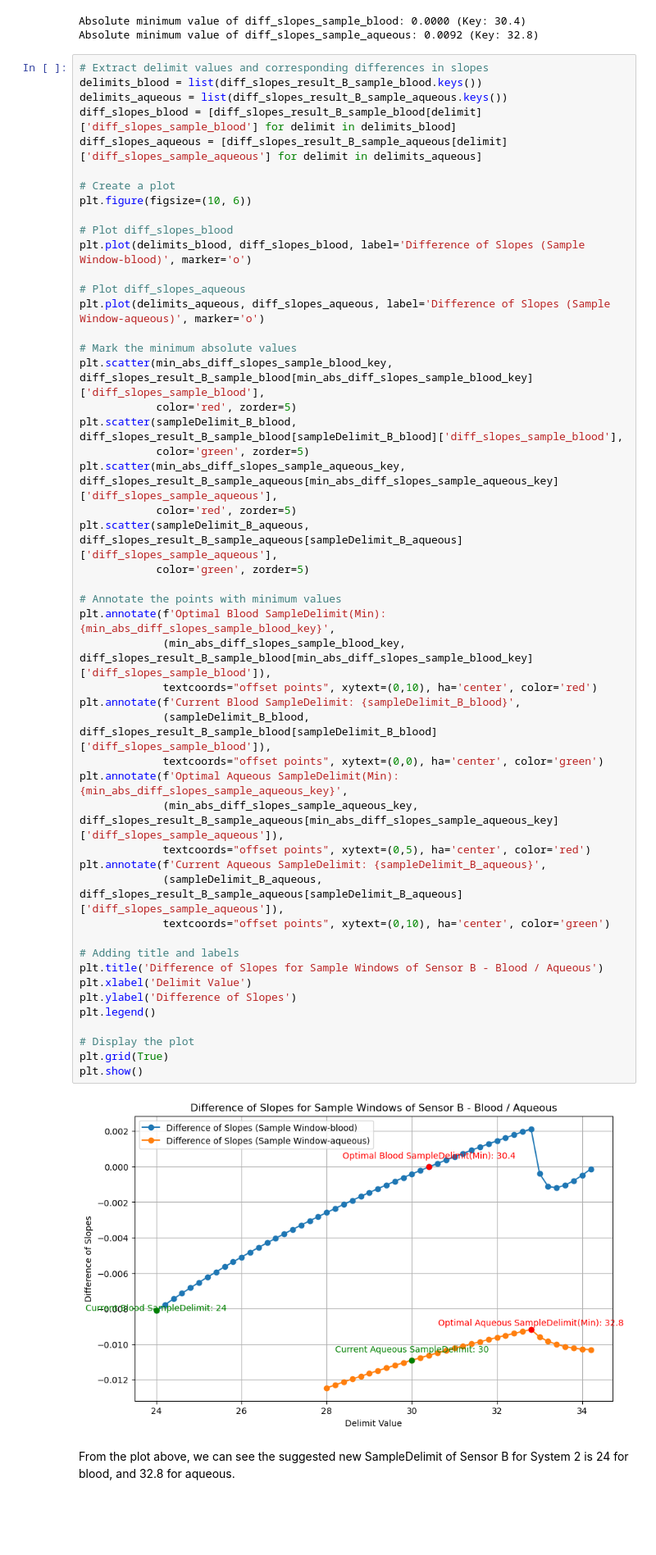
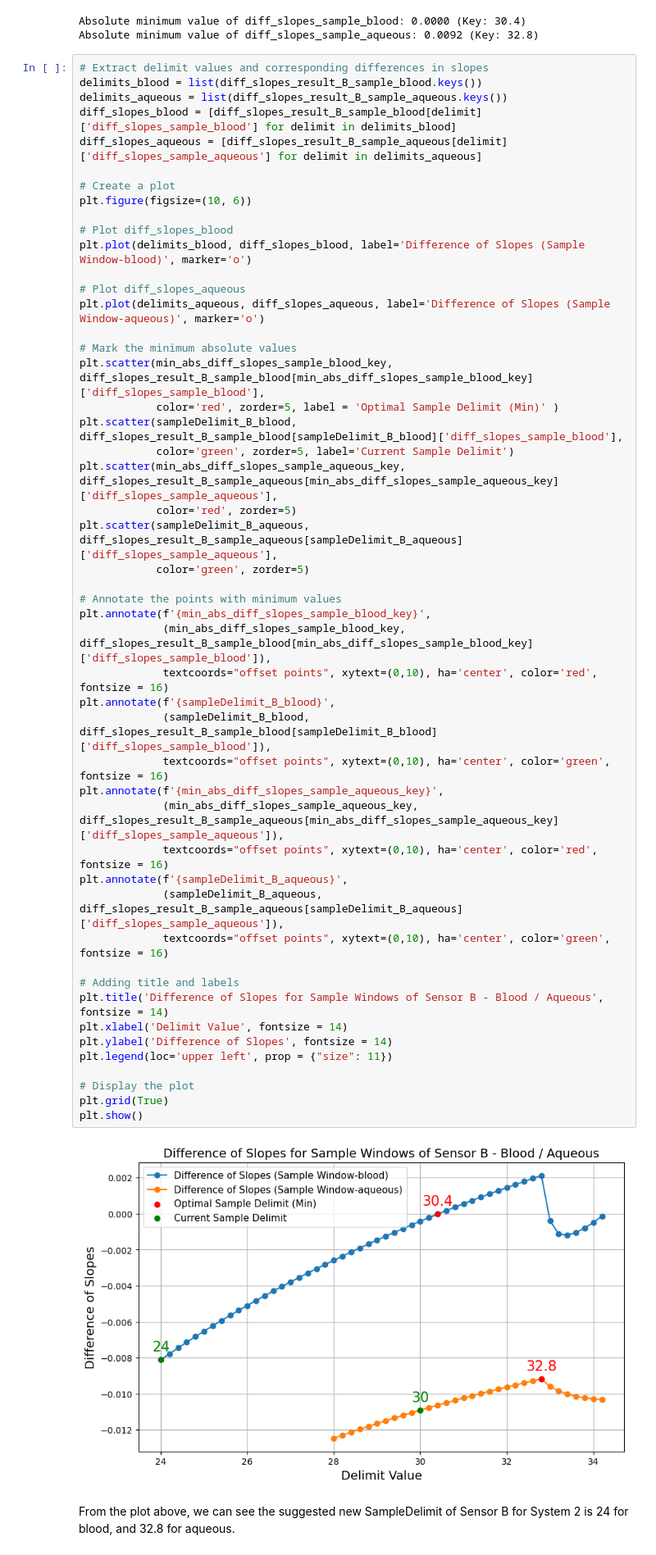
Before and after one commit to dejaytang/Capstone_Siemens, a Jupyter notebook: Coding/Window_Optimization/Window_Optimization/Window_Optimization.ipynb, the cells around one changed output. Shown at 82% size. Cells and saved outputs as stored; diff of their text form; blank space fills up the shorter version.

```diff
--- a/Coding/Window_Optimization/Window_Optimization/Window_Optimization.ipynb
+++ b/Coding/Window_Optimization/Window_Optimization/Window_Optimization.ipynb
@@ -777,48 +833,48 @@ diff_slopes_aqueous = [diff_slopes_result_B_sample_aqueous[delimit]['diff_slopes
 
 # Create a plot
 plt.figure(figsize=(10, 6))
 
 # Plot diff_slopes_blood
 plt.plot(delimits_blood, diff_slopes_blood, label='Difference of Slopes (Sample Window-blood)', marker='o')
 
 # Plot diff_slopes_aqueous
 plt.plot(delimits_aqueous, diff_slopes_aqueous, label='Difference of Slopes (Sample Window-aqueous)', marker='o')
 
 # Mark the minimum absolute values
 plt.scatter(min_abs_diff_slopes_sample_blood_key, diff_slopes_result_B_sample_blood[min_abs_diff_slopes_sample_blood_key]['diff_slopes_sample_blood'],
-            color='red', zorder=5)
+            color='red', zorder=5, label = 'Optimal Sample Delimit (Min)' )
 plt.scatter(sampleDelimit_B_blood, diff_slopes_result_B_sample_blood[sampleDelimit_B_blood]['diff_slopes_sample_blood'],
-            color='green', zorder=5)
+            color='green', zorder=5, label='Current Sample Delimit')
 plt.scatter(min_abs_diff_slopes_sample_aqueous_key, diff_slopes_result_B_sample_aqueous[min_abs_diff_slopes_sample_aqueous_key]['diff_slopes_sample_aqueous'],
             color='red', zorder=5)
 plt.scatter(sampleDelimit_B_aqueous, diff_slopes_result_B_sample_aqueous[sampleDelimit_B_aqueous]['diff_slopes_sample_aqueous'],
             color='green', zorder=5)
 
 # Annotate the points with minimum values
-plt.annotate(f'Optimal Blood SampleDelimit(Min): {min_abs_diff_slopes_sample_blood_key}',
+plt.annotate(f'{min_abs_diff_slopes_sample_blood_key}',
              (min_abs_diff_slopes_sample_blood_key, diff_slopes_result_B_sample_blood[min_abs_diff_slopes_sample_blood_key]['diff_slopes_sample_blood']),
-             textcoords="offset points", xytext=(0,10), ha='center', color='red')
-plt.annotate(f'Current Blood SampleDelimit: {sampleDelimit_B_blood}',
+             textcoords="offset points", xytext=(0,10), ha='center', color='red', fontsize = 16)
+plt.annotate(f'{sampleDelimit_B_blood}',
              (sampleDelimit_B_blood, diff_slopes_result_B_sample_blood[sampleDelimit_B_blood]['diff_slopes_sample_blood']),
-             textcoords="offset points", xytext=(0,0), ha='center', color='green')
-plt.annotate(f'Optimal Aqueous SampleDelimit(Min): {min_abs_diff_slopes_sample_aqueous_key}',
+             textcoords="offset points", xytext=(0,10), ha='center', color='green', fontsize = 16)
+plt.annotate(f'{min_abs_diff_slopes_sample_aqueous_key}',
              (min_abs_diff_slopes_sample_aqueous_key, diff_slopes_result_B_sample_aqueous[min_abs_diff_slopes_sample_aqueous_key]['diff_slopes_sample_aqueous']),
-             textcoords="offset points", xytext=(0,5), ha='center', color='red')
-plt.annotate(f'Current Aqueous SampleDelimit: {sampleDelimit_B_aqueous}',
+             textcoords="offset points", xytext=(0,10), ha='center', color='red', fontsize = 16)
+plt.annotate(f'{sampleDelimit_B_aqueous}',
              (sampleDelimit_B_aqueous, diff_slopes_result_B_sample_aqueous[sampleDelimit_B_aqueous]['diff_slopes_sample_aqueous']),
-             textcoords="offset points", xytext=(0,10), ha='center', color='green')
+             textcoords="offset points", xytext=(0,10), ha='center', color='green', fontsize = 16)
 
 # Adding title and labels
-plt.title('Difference of Slopes for Sample Windows of Sensor B - Blood / Aqueous')
-plt.xlabel('Delimit Value')
-plt.ylabel('Difference of Slopes')
-plt.legend()
+plt.title('Difference of Slopes for Sample Windows of Sensor B - Blood / Aqueous', fontsize = 14)
+plt.xlabel('Delimit Value', fontsize = 14)
+plt.ylabel('Difference of Slopes', fontsize = 14)
+plt.legend(loc='upper left', prop = {"size": 11})
 
 # Display the plot
 plt.grid(True)
 plt.show()
 # %% [output]
-[figure, old version]
+[figure, new version]
 # %% [markdown]
 From the plot above, we can see the suggested new SampleDelimit of Sensor B for System 2 is 24 for blood, and 32.8 for aqueous.
 # %%
```
Also changed, not shown: parts of 8 cells of this notebook, 6 other files.
